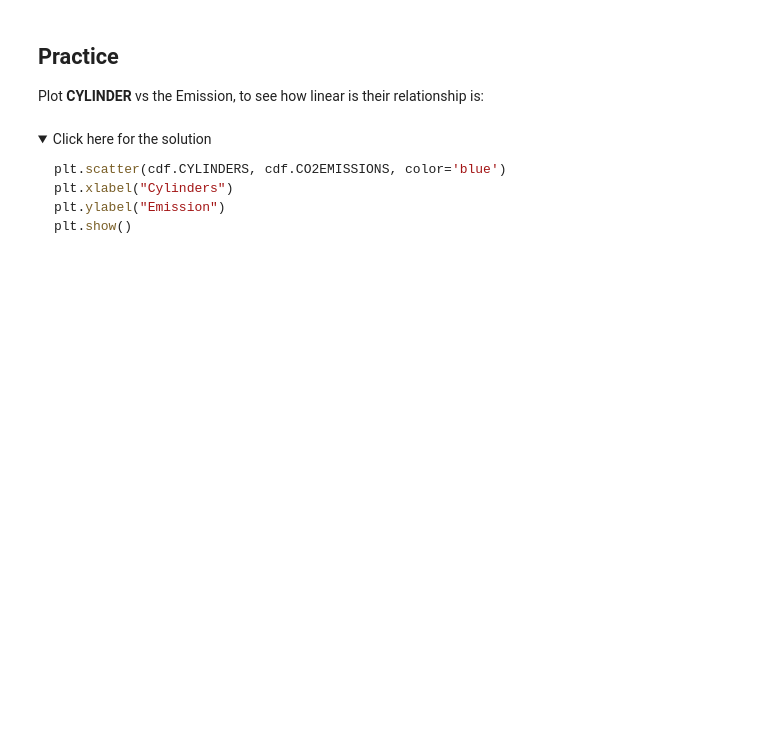
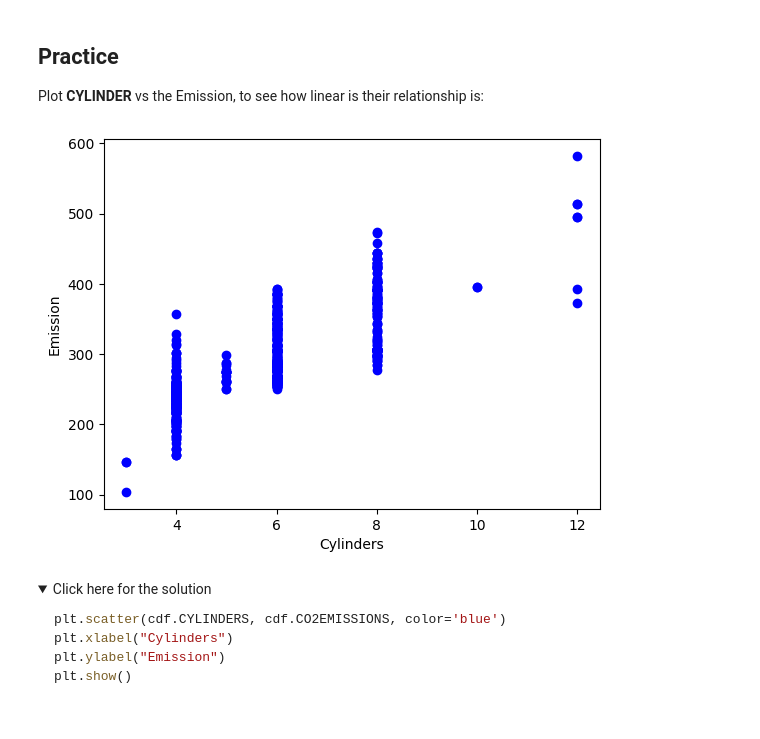
Before and after one commit to soubhik7/full-stack-ai-with-python, a Jupyter notebook: Scikit_ML/ML0101EN-Reg-Simple-Linear-Regression-Co2.ipynb, the cells around one changed output. Cells and saved outputs as stored; diff of their text form; code cells hidden in the pictures; folded sections open; blank space fills up the shorter version.

```diff
--- a/Scikit_ML/ML0101EN-Reg-Simple-Linear-Regression-Co2.ipynb
+++ b/Scikit_ML/ML0101EN-Reg-Simple-Linear-Regression-Co2.ipynb
@@ -92,6 +126,13 @@ plt.show()
 Plot __CYLINDER__ vs the Emission, to see how linear is their relationship is:
 # %%
 # write your code here
+
+plt.scatter(cdf.CYLINDERS, cdf.CO2EMISSIONS, color='blue')
+plt.xlabel("Cylinders")
+plt.ylabel("Emission")
+plt.show()
+# %% [output]
+[figure, added]
 # %% [markdown]
 <details><summary>Click here for the solution</summary>
 
```
Also changed, not shown: parts of 18 cells of this notebook, 11 other files.
